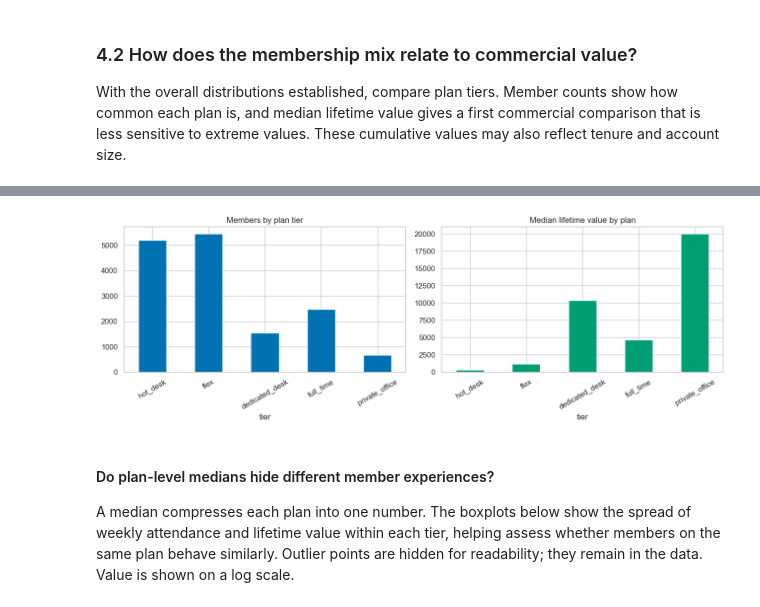
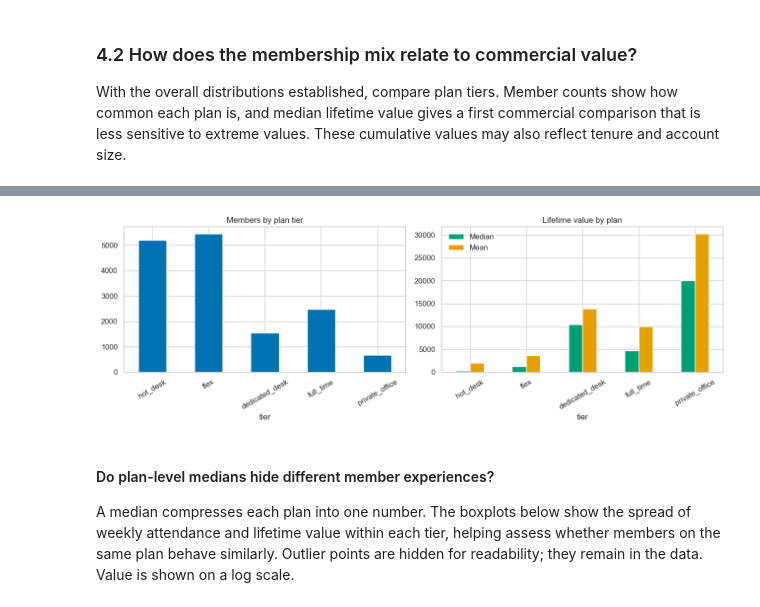
Before and after one commit to arfarfq/data_mining, a Jupyter notebook: notebooks/EDA.ipynb, the cells around one changed output, grey strips where cells are left out. Cells and saved outputs as stored; diff of their text form; code cells hidden in the pictures.

```diff
--- a/notebooks/EDA.ipynb
+++ b/notebooks/EDA.ipynb
@@ -405,12 +438,17 @@ fig.tight_layout(); plt.show()
 With the overall distributions established, compare plan tiers. Member counts show how common each plan is, and median lifetime value gives a first commercial comparison that is less sensitive to extreme values. These cumulative values may also reflect tenure and account size.
 # %%
 tier_profile = view.groupby("tier", observed=False).agg(members=("age", "size"),
-  median_lifetime_value=("lifetime_value", "median"), median_weekly_visits=("weekly_visits", "median"),
+  median_lifetime_value=("lifetime_value", "median"),
+  mean_lifetime_value=("lifetime_value", "mean"),
+  median_weekly_visits=("weekly_visits", "median"),
   median_total_visits=("total_visits", "median")).reindex(tier_order)
 display(tier_profile.round(2))
-fig, axes = plt.subplots(1, 2, figsize=(13, 4.5)); tier_profile["members"].plot.bar(ax=axes[0],
-  color="#0072B2", title="Members by plan tier"); tier_profile["median_lifetime_value"].plot.bar(ax=axes[1],
-  color="#009E73", title="Median lifetime value by plan")
+
+fig, axes = plt.subplots(1, 2, figsize=(13, 4.5))
+tier_profile["members"].plot.bar(ax=axes[0], color="#0072B2", title="Members by plan tier")
+tier_profile[["median_lifetime_value", "mean_lifetime_value"]].rename(
+  columns={"median_lifetime_value": "Median", "mean_lifetime_value": "Mean"}).plot.bar(
+  ax=axes[1], color=["#009E73", "#E69F00"], title="Lifetime value by plan")
 
 for ax in axes: ax.tick_params(axis="x", rotation=30)
 
@@ -426,4 +464,4 @@ fig.tight_layout(); plt.show()
-[figure, old version]
+[figure, new version]
 # %% [markdown]
 #### Do plan-level medians hide different member experiences?
 
```
Also changed, not shown: parts of 28 cells of this notebook, 4 other files.
